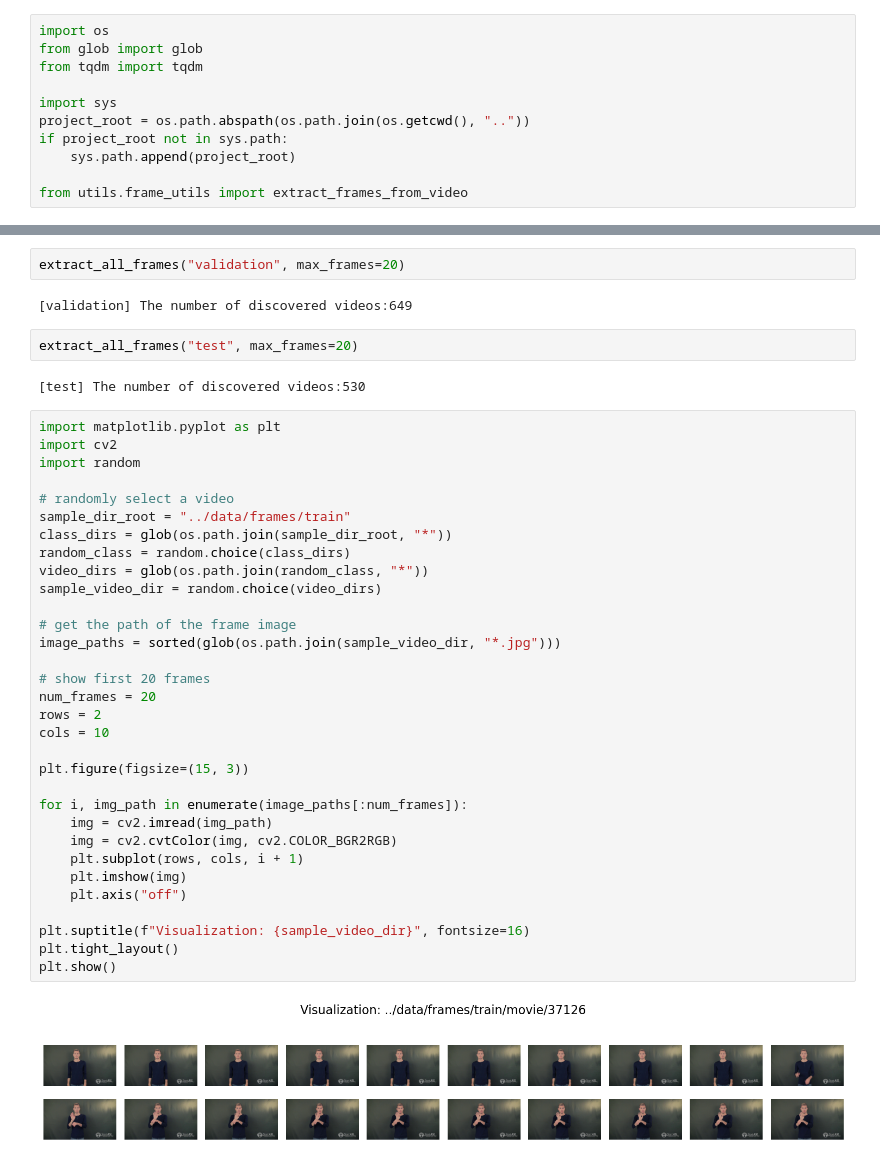
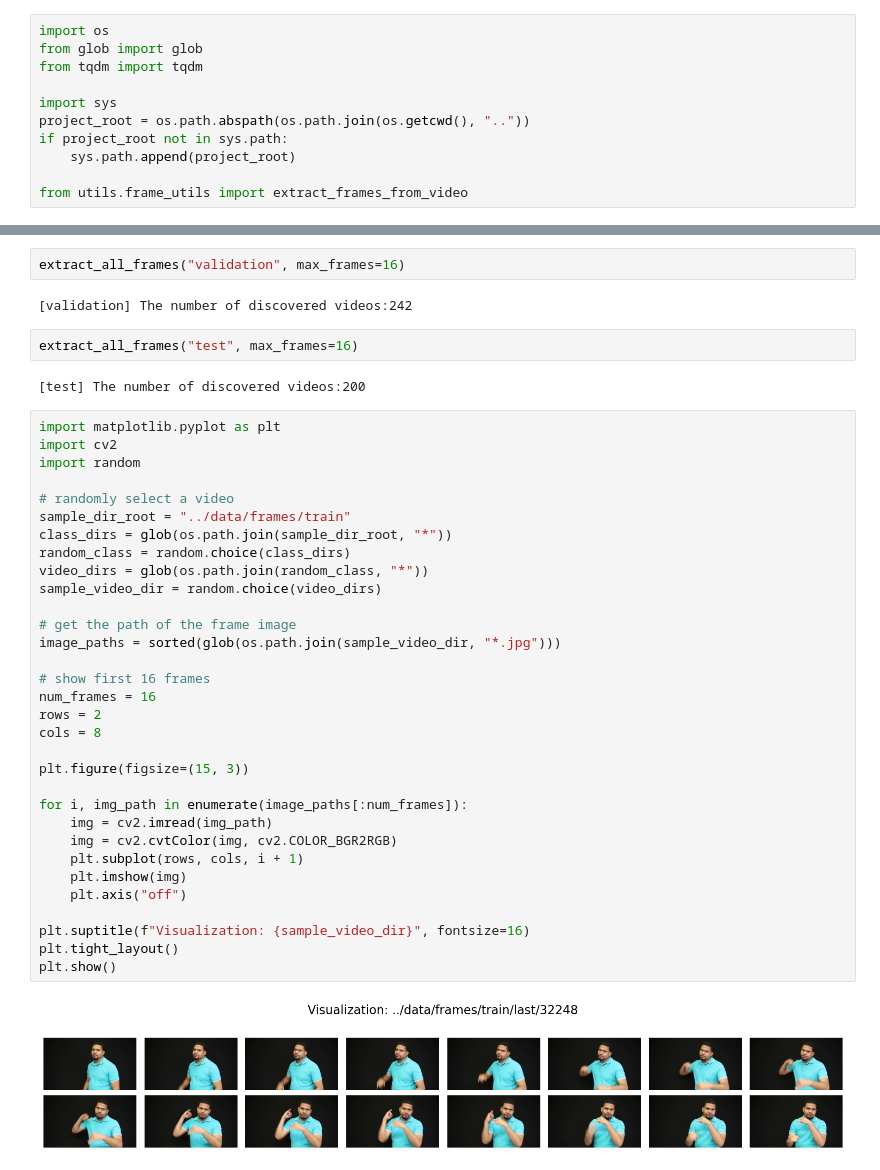
Before and after one commit to HaiYanHUHU/slr_project_part2, a Jupyter notebook: experiments/01_data_extract.ipynb, the cells around one changed output, grey strips where cells are left out. Drawn from its saved outputs; the diff is of its cells as text.

```diff
--- a/experiments/01_data_extract.ipynb
+++ b/experiments/01_data_extract.ipynb
@@ -35,43 +31,43 @@ extract_all_frames("train", max_frames=20)
 # %%
-extract_all_frames("validation", max_frames=20)
+extract_all_frames("validation", max_frames=16)
 # %% [output]
-[validation] The number of discovered videos:649
+[validation] The number of discovered videos:242
 # %%
-extract_all_frames("test", max_frames=20)
+extract_all_frames("test", max_frames=16)
 # %% [output]
-[test] The number of discovered videos:530
+[test] The number of discovered videos:200
 # %%
 import matplotlib.pyplot as plt
 import cv2
 import random
 
 # randomly select a video
 sample_dir_root = "../data/frames/train"
 class_dirs = glob(os.path.join(sample_dir_root, "*"))
 random_class = random.choice(class_dirs)
 video_dirs = glob(os.path.join(random_class, "*"))
 sample_video_dir = random.choice(video_dirs)
 
 # get the path of the frame image
 image_paths = sorted(glob(os.path.join(sample_video_dir, "*.jpg")))
 
-# show first 20 frames
-num_frames = 20
+# show first 16 frames
+num_frames = 16
 rows = 2
-cols = 10
+cols = 8
 
 plt.figure(figsize=(15, 3))
 
 for i, img_path in enumerate(image_paths[:num_frames]):
     img = cv2.imread(img_path)
     img = cv2.cvtColor(img, cv2.COLOR_BGR2RGB)
     plt.subplot(rows, cols, i + 1)
     plt.imshow(img)
     plt.axis("off")
 
 plt.suptitle(f"Visualization: {sample_video_dir}", fontsize=16)
 plt.tight_layout()
 plt.show()
 # %% [output]
-[figure, old version]
+[figure, new version]
 # %%
```
Also changed, not shown: parts of 3 cells of this notebook, 13 other files.
